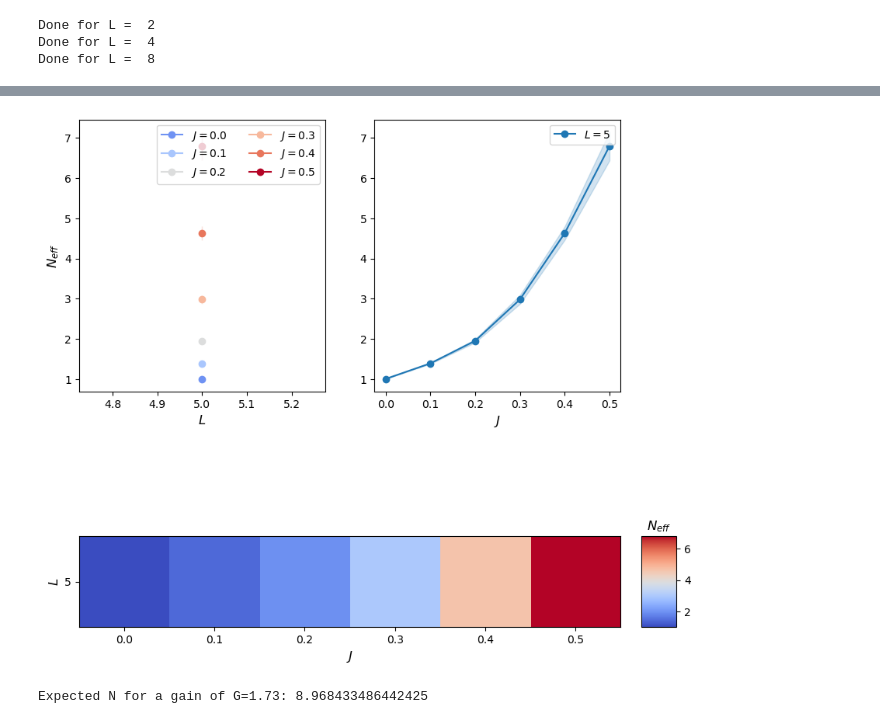
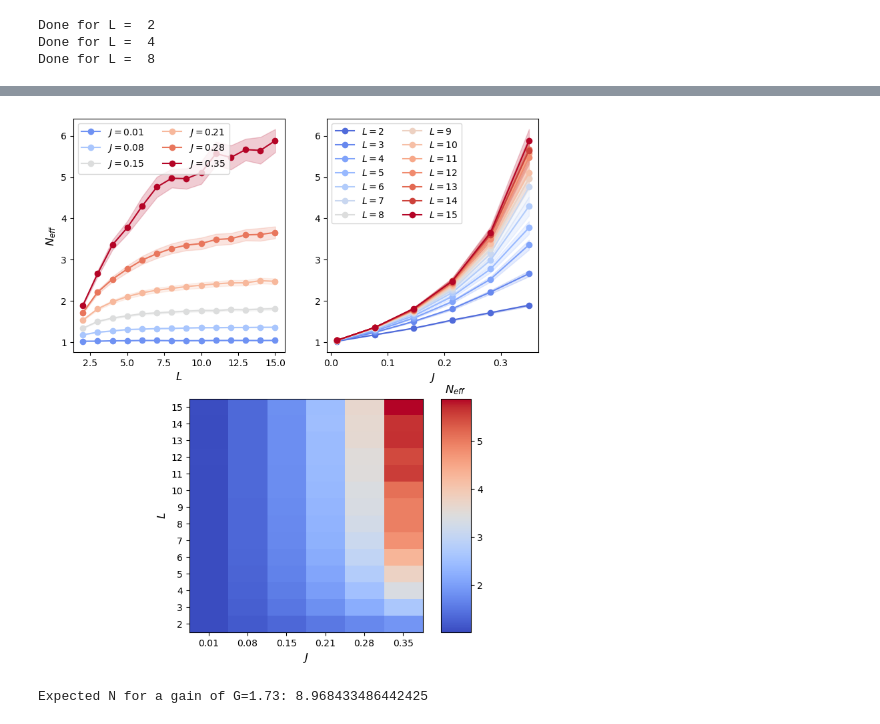
Before and after one commit to Biochemical-Networks/Chemotactic-Receptor-Array-MWC-Ising, a Jupyter notebook: ising_chemotaxis_clean.ipynb, the cells around one changed output, grey strips where cells are left out. Saved outputs shown, nothing was run; the diff lists cells and outputs as text; code cells hidden in the pictures.

```diff
--- a/ising_chemotaxis_clean.ipynb
+++ b/ising_chemotaxis_clean.ipynb
@@ -239,7 +241,7 @@ plt.show()
 # function that implements dynamic Ising model using Gillespie's algorithm
 @numba.jit(nopython=True)
 def ensemble_averaged_ising(n_samples,n_steps,tf,L,J,
-                 step_change=10**9,cbase=100,cnew=100,Ki=18,Ka=2900):
+                 step_change=10**9,cbase=100,cnew=100,Ki=18,Ka=2900,periodic_boundary=False):
 
     # array to store all results
     all_states = np.zeros((n_samples,n_steps,L,L),dtype='float64')
@@ -278,7 +280,7 @@ def ensemble_averaged_ising(n_samples,n_steps,tf,L,J,
             # ensure initialisation; not necessary after initial round
             if time == 0:
                 # obtain rates of flipping
-                rates = rates_2d_numba(J,H,state)
+                rates = rates_2d_numba(J,H,state,periodic_boundary=periodic_boundary)
                 Omega = np.sum(rates)
 
                 # select which spin i is flipped
@@ -302,7 +304,7 @@ def ensemble_averaged_ising(n_samples,n_steps,tf,L,J,
                 state[m,l] *= -1
 
                 # obtain rates of flipping
-                rates = rates_2d_numba(J,H,state)
+                rates = rates_2d_numba(J,H,state,periodic_boundary=periodic_boundary)
                 Omega = np.sum(rates)
 
                 # select which spin i is flipped
@@ -518,6 +642,6 @@ plt.show()
 # %%
 @numba.jit(nopython=True)
-def dose_response_curve(n_samples,n_steps,tf,L_arr,J_arr,cnew_arr):
+def dose_response_curve(n_samples,n_steps,tf,L_arr,J_arr,cnew_arr,periodic_boundary=False):
     # set when the concentration is changed
     step_change = 1000
 
@@ -535,7 +659,8 @@ def dose_response_curve(n_samples,n_steps,tf,L_arr,J_arr,cnew_arr):
             for j, c_new in enumerate(cnew_arr):
                 # obtain results
                 all_states, ensemble_av, _ = ensemble_averaged_ising(n_samples_L,n_steps,tf,L,J,
-                                                                          step_change=step_change,cnew=c_new)
+                                                                     step_change=step_change,cnew=c_new,
+                                                                     periodic_boundary=periodic_boundary)
 
                 # extract ensemble variance on the activity; note the prefactor!
                 ensemble_var = np.zeros((n_steps,L,L),dtype='float32')
@@ -719,16 +846,15 @@ plt.show()
 # %%
+# parameters
+n_samples = 500
+n_steps = 4000
+tf = 1500
+J_arr = np.linspace(0.01,0.35,6)
+L_arr = np.arange(2,16,1)
+
 # make a meshgrid for plotting
-J_arr = np.linspace(0,0.5,6)
-cnew_arr = np.logspace(-0.5,4.5,25)
+cnew_arr = np.logspace(0.,4.,25)
 J_plot, c_plot = np.meshgrid(J_arr,cnew_arr)
 
-# parameters
-n_samples = 10**2 # change to 10**3
-n_steps = 4000
-tf = 2*10**3
-#L_arr = np.arange(2,9,1)
-L_arr = np.array([6]) # use the above line
-
 # extract dose-response curves
-all_responses, all_var = dose_response_curve(n_samples,n_steps,tf,L_arr,J_arr,cnew_arr)
+all_responses, all_var = dose_response_curve(n_samples,n_steps,tf,L_arr,J_arr,cnew_arr,periodic_boundary=False)
 # %% [output]
@@ -764,36 +903,36 @@ for j, J in enumerate(J_arr):
     ax1.fill_between(L_arr,parm_hm_arr[0,j,:]-np.sqrt(var_hm_arr[0,j,:]),
                      parm_hm_arr[0,j,:]+np.sqrt(var_hm_arr[0,j,:]),color=color,alpha=0.2)
 
 #plt.plot(L_arr,L_arr**2,ls='--',label=r'$J\to \infty$')
 ax1.set_xlabel(r'$L$',size=12)
 ax1.set_ylabel(r'$N_{eff}$',size=12)
 ax1.legend(fontsize=10,ncol=2)
 
 for l, L in enumerate(L_arr):
-    color = colormap_aux(l)
+    color = colormap((l+0.99)/L_arr.size)
     ax2.plot(J_arr,parm_hm_arr[0,:,l],'-o',color=color,label=f'$L={L}$')
     ax2.fill_between(J_arr,parm_hm_arr[0,:,l]-np.sqrt(var_hm_arr[0,:,l]),
                      parm_hm_arr[0,:,l]+np.sqrt(var_hm_arr[0,:,l]),color=color,alpha=0.2)
 
 #plt.plot(L_arr,L_arr**2,ls='--',label=r'$J\to \infty$')
 ax2.set_xlabel(r'$J$',size=12)
 ax2.legend(fontsize=10,ncol=2)
 
-im = ax3.imshow(parm_hm_arr[0,:,:].T,cmap=plt.cm.coolwarm)
+im = ax3.imshow(parm_hm_arr[0,:,:].T,cmap=plt.cm.coolwarm,aspect=J_arr.size/L_arr.size)
 ax3.set_xticks(range(len(J_arr)), np.round(J_arr,2))
 ax3.set_yticks(range(len(L_arr)), L_arr)
 ax3.invert_yaxis()
 ax3.set_xlabel(f'$J$',size=12)
 ax3.set_ylabel(f'$L$',size=12)
 
 # formatting the colorbar
 cax = fig.add_axes([ax3.get_position().x1+0.03,ax3.get_position().y0,0.05,ax3.get_position().height])
 cbar = plt.colorbar(im, cax=cax)
 cbar.ax.set_title(r'$N_{eff}$',size=12)
 
 plt.show()
 # %% [output]
-[figure, old version]
+[figure, new version]
 # %%
 def Neff_eq(Neff,G,c0=100,cf=90,Ki=18,Ka=2900):
     # define epsilon0 as per usual
```
Also changed, not shown: parts of 48 cells of this notebook, 4 other files.
